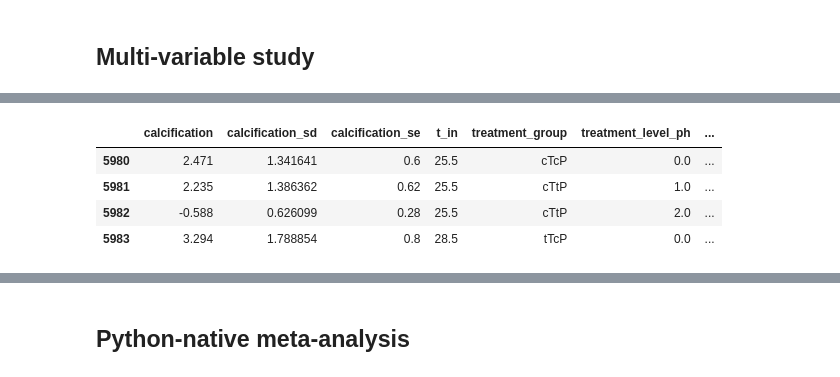
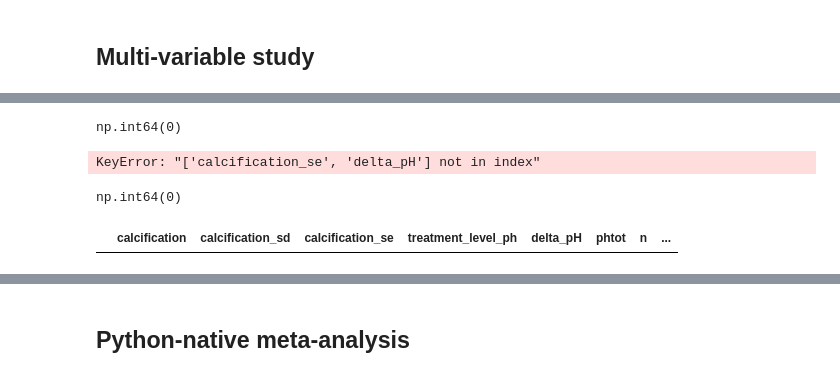
Before and after one commit to orlando-code/calc-rates, a Jupyter notebook: notebooks/analysis.ipynb, the cells around one changed output, grey strips where cells are left out. Saved outputs shown, nothing was run; the diff lists cells and outputs as text; code cells hidden in the pictures.

```diff
--- a/notebooks/analysis.ipynb
+++ b/notebooks/analysis.ipynb
@@ -79,10 +79,10 @@ Shape of df with all rows marked for inclusion: (4048, 71)
 # %%
 # carb_df_tgs = assign_treatment_groups(carb_df, t_atol=0.4)
-test_doi = "10.1016/j.marenvres.2020.105107"
+test_doi = "10.1098/rspb.2014.1856"
 current_carb_df = carb_df[carb_df['doi'] == test_doi]
 
-# carb_df_tgs = analysis.assign_treatment_groups_multilevel(carb_df)
-carb_df_tgs = analysis.assign_treatment_groups_multilevel(current_carb_df)
+carb_df_tgs = analysis.assign_treatment_groups_multilevel(carb_df)
+# carb_df_tgs = analysis.assign_treatment_groups_multilevel(current_carb_df)
 
 some_cols = ['genus', 'species', 'calcification', 'calcification_sd', 'irr', 'irr_group', 'treatment_group', 'treatment_level_t', 'treatment_level_ph', 'doi', 'treatment', 'n']
 # carb_df_tgs[some_cols]
@@ -107,3 +138,15 @@ results_df = analysis.hedges_g_for_df(carb_df_tgs)
+# %%
+results_df[results_df['treatment'] != 'control'].hedges_g.isna().sum()
+# %% [output]
+np.int64(0)
+# %%
+results_df[['calcification', 'calcification_sd', 'calcification_se', 'treatment_level_ph', 'delta_pH', 'phtot', 'n', 'treatment_level_t', 'delta_t', 't_in', 'treatment', 'treatment_group', 'pooled_sd', 'd', 'bias_correction', 'hedges_g', 'treatment_val', 'hedges_g_var', 'control_calcification', 'treatment_calcification']]
+# %% [output]
+KeyError: "['calcification_se', 'delta_pH'] not in index"
+# %%
+results_df[results_df.treatment_group != "cTcP"].hedges_g.isna().sum()
+# %% [output]
+np.int64(0)
 # %%
 save_cols = utils.read_yaml(config.resources_dir / "mapping.yaml")["save_cols"]
 results_df['year'] = pd.to_datetime(results_df['year']).dt.strftime('%Y')   # cast year from pd.timestamp to integer
@@ -120,11 +163,7 @@ results_temp[save_cols + ['ID']].to_csv(config.tmp_data_dir / "results_t_in.csv"
 results_ph[save_cols + ['ID']].to_csv(config.tmp_data_dir / "results_phtot.csv")
 # %%
 # example calculatoin disagreeing with Ben's – due to 'mean in effect' differences
-cols = ['calcification', 'calcification_sd', 'calcification_se', 't_in', 'treatment_group', 'treatment_level_ph', 'n', 'treatment_level_t', 'treatment', 'delta_t', 'delta_pH', 'pooled_sd', 'd', 'bias_correction', 'hedges_g', 'treatment_val', 'hedges_g_var', 'control_calcification', 'treatment_calcification']
+cols = ['calcification', 'calcification_sd', 'calcification_se', 'treatment_level_ph', 'delta_pH', 'phtot', 'n', 'treatment_level_t', 'delta_t', 't_in', 'treatment', 'treatment_group', 'pooled_sd', 'd', 'bias_correction', 'hedges_g', 'treatment_val', 'hedges_g_var', 'control_calcification', 'treatment_calcification']
 results_df[(results_df['doi'] == "10.1073/pnas.0804478105") & (results_df['species'] == "onkodes")][cols]
 # %% [output]
-|  | calcification | calcification_sd | calcification_se | t_in | treatment_group | treatment_level_ph | ... |
-| 5980 | 2.471 | 1.341641 | 0.6 | 25.5 | cTcP | 0.0 | ... |
-| 5981 | 2.235 | 1.386362 | 0.62 | 25.5 | cTtP | 1.0 | ... |
-| 5982 | -0.588 | 0.626099 | 0.28 | 25.5 | cTtP | 2.0 | ... |
-| 5983 | 3.294 | 1.788854 | 0.8 | 28.5 | tTcP | 0.0 | ... |
+|  | calcification | calcification_sd | calcification_se | treatment_level_ph | delta_pH | phtot | n | ... |
```
Also changed, not shown: parts of 9 cells of this notebook, 1 other file.
